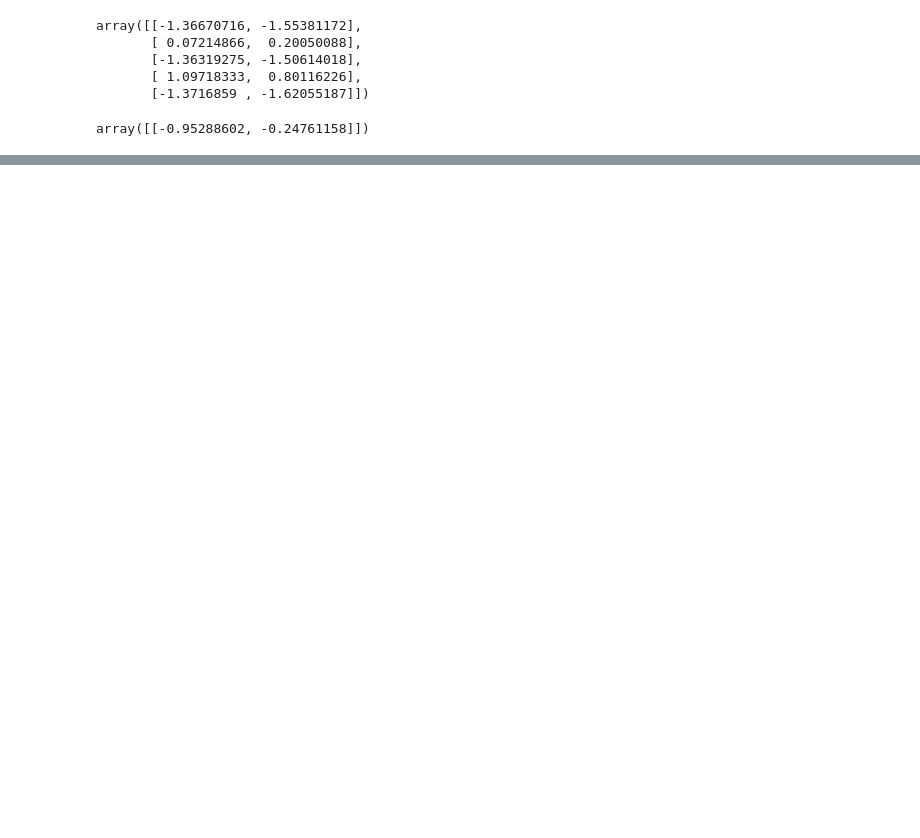
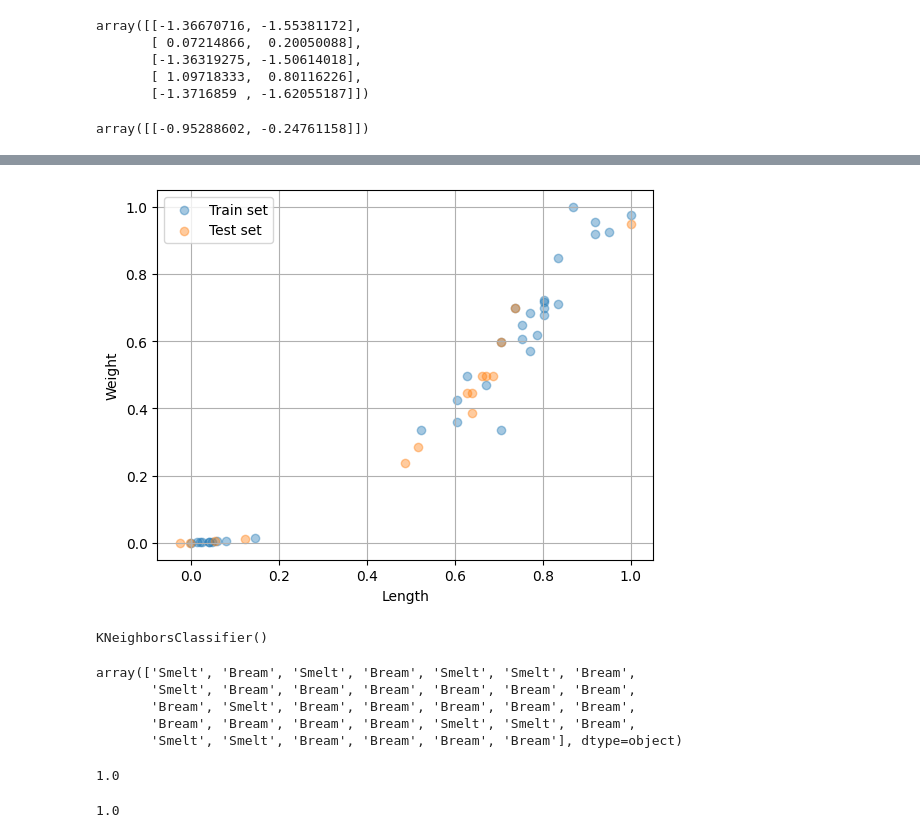
Before and after one commit to unit9090/machine_learning, a Jupyter notebook: ml02_knn.ipynb, the cells around one changed output, grey strips where cells are left out. Drawn from its saved outputs; the diff is of its cells as text; code cells hidden in the pictures; blank space fills up the shorter version.

```diff
--- a/ml02_knn.ipynb
+++ b/ml02_knn.ipynb
@@ -792,0 +907,32 @@ plt.show()
+# %%
+# MinMaxScaler 객체를 생성
+min_max_scaler = MinMaxScaler()
+# %%
+# 훈련 셋을 Min-Max scale 변환
+X_tr_scaled = min_max_scaler.fit_transform(X_train)
+# %%
+# 테스트 셋(X_test)을 Min-Max scale 변환.
+X_test_scaled = min_max_scaler.transform(X_test)
+# %%
+plt.scatter(
+    x = X_tr_scaled[:, 1],
+    y = X_tr_scaled[:, 0],
+    label = 'Train set',
+    alpha = 0.4
+)
+
+plt.scatter(
+    x = X_test_scaled[:, 1],
+    y = X_test_scaled[:, 0],
+    label = 'Test set',
+    alpha = 0.4
+)
+
+plt.legend()
+plt.grid()
+plt.xlabel('Length')
+plt.ylabel('Weight')
+
+plt.show()
+# %% [output]
+[figure, added]
@@ -792,0 +942,25 @@ plt.show()
+# %%
+# 스케일 변환된 훈련 셋으로 KNN 모델을 학습
+knn.fit(X_tr_scaled, y_train)
+# %% [output]
+KNeighborsClassifier()
+# %%
+# 훈련 셋의 예측값을 찾고, 정확도를 계산.
+y_train_pred = knn.predict(X_tr_scaled)
+y_train_pred
+# %% [output]
+array(['Smelt', 'Bream', 'Smelt', 'Bream', 'Smelt', 'Smelt', 'Bream',
+       'Smelt', 'Bream', 'Bream', 'Bream', 'Bream', 'Bream', 'Bream',
+       'Bream', 'Smelt', 'Bream', 'Bream', 'Bream', 'Bream', 'Bream',
+       'Bream', 'Bream', 'Bream', 'Bream', 'Smelt', 'Smelt', 'Bream',
+       'Smelt', 'Smelt', 'Bream', 'Bream', 'Bream', 'Bream'], dtype=object)
+# %%
+accuracy_score(y_train, y_train_pred)
+# %% [output]
+1.0
+# %%
+# 테스트 셋의 예측값을 찾고, 정확도를 계산.
+y_test_pred = knn.predict(X_test_scaled)
+accuracy_score(y_test, y_test_pred)     # 테스트 셋에서의 정확도
+# %% [output]
+1.0
```
Also changed, not shown: parts of 24 cells of this notebook.
